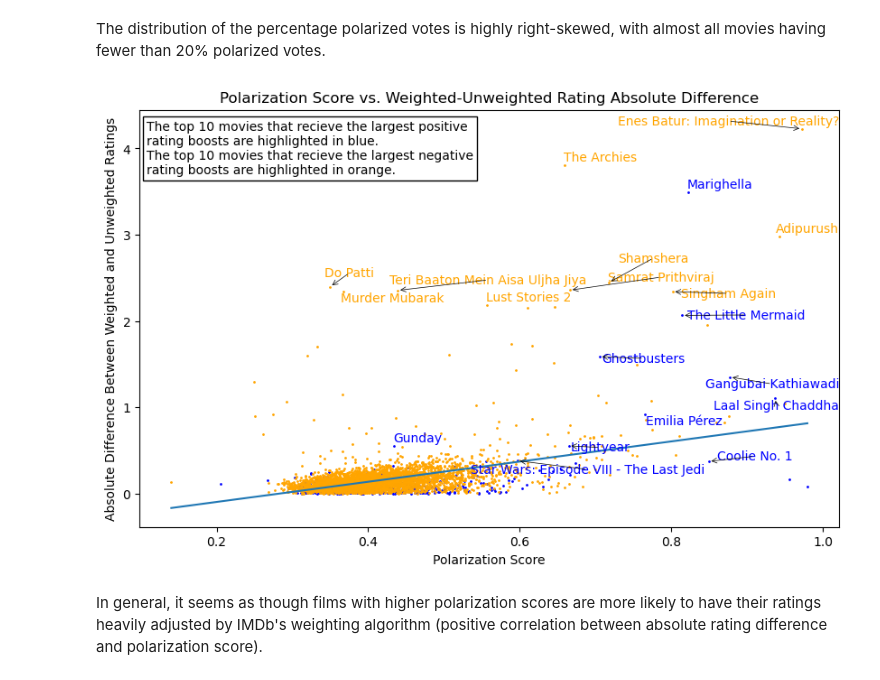
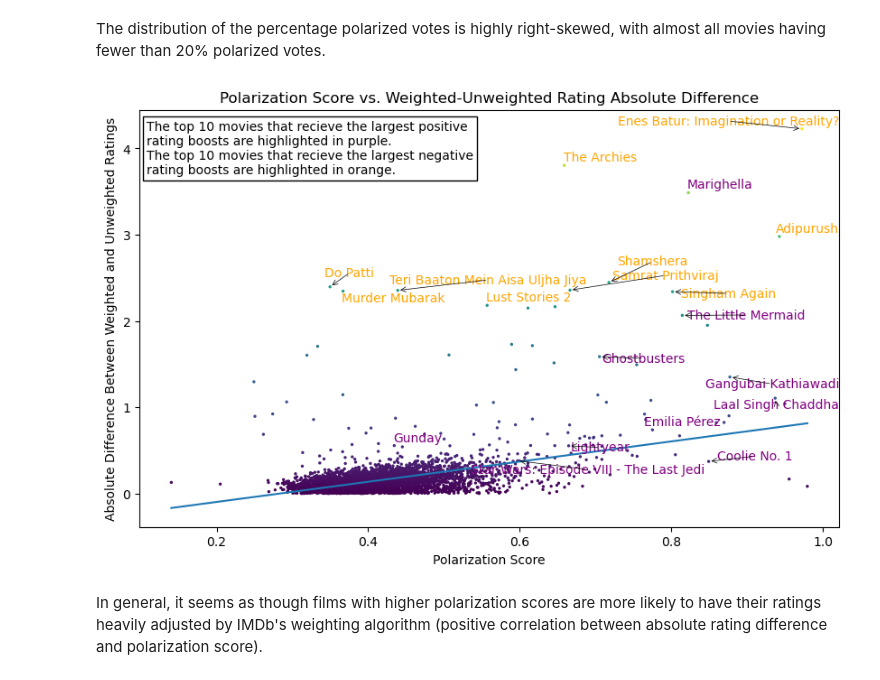
Before and after one commit to kaijchang/cmpu250-project-group-1, a Jupyter notebook: preliminary_report/preliminary_report.ipynb, the cells around one changed output. Cells and saved outputs as stored; diff of their text form; code cells hidden in the pictures.

Commit message:
color scheme

```diff
--- a/preliminary_report/preliminary_report.ipynb
+++ b/preliminary_report/preliminary_report.ipynb
@@ -211,34 +211,33 @@ The distribution of the percentage polarized votes is highly right-skewed, with
 # %%
 df_to_plot = movies.sort_values('rating_diff', ascending=True)
 
 fig, ax = plt.subplots(figsize=(10, 6))
-ax.scatter(movies[movies['rating_diff'] > 0]['polarization_score'], movies[movies['rating_diff'] > 0]['rating_diff'].abs(), s=1, color='blue')
-ax.scatter(movies[movies['rating_diff'] <= 0]['polarization_score'], movies[movies['rating_diff'] <= 0]['rating_diff'].abs(), s=1, color='orange')
+ax.scatter(movies['polarization_score'], movies['rating_diff'].abs(), s=2, c=movies['rating_diff'].abs(), cmap='viridis')
 
 texts = []
 for i, movie in enumerate(df_to_plot.tail(10).itertuples()):
-    texts.append(ax.text(movie.polarization_score, abs(movie.rating_diff), movie.title, color='blue'))
+    texts.append(ax.text(movie.polarization_score, abs(movie.rating_diff), movie.title, color='purple'))
 
 for i, movie in enumerate(df_to_plot.head(10).itertuples()):
     texts.append(ax.text(movie.polarization_score, abs(movie.rating_diff), movie.title, color='orange'))
 
 
 adjust_text(texts, autoalign='xy',
             expand_points=(1.2, 1.2),
             arrowprops=dict(arrowstyle="->", color='black', lw=0.5))
 
-text_str = 'The top 10 movies that recieve the largest positive\nrating boosts are highlighted in blue.\nThe top 10 movies that recieve the largest negative\nrating boosts are highlighted in orange.'
+text_str = 'The top 10 movies that recieve the largest positive\nrating boosts are highlighted in purple.\nThe top 10 movies that recieve the largest negative\nrating boosts are highlighted in orange.'
 props = dict(boxstyle='square', facecolor='white')
 ax.text(0.01, 0.975, text_str, transform=ax.transAxes, fontsize=10,
         verticalalignment='top', horizontalalignment='left', bbox=props)
 
 ax.plot(np.unique(movies['polarization_score']), np.poly1d(np.polyfit(movies['polarization_score'], movies['rating_diff'].abs(), 1))(np.unique(movies['polarization_score'])))
 plt.ylabel('Absolute Difference Between Weighted and Unweighted Ratings')
 plt.xlabel('Polarization Score')
 plt.title('Polarization Score vs. Weighted-Unweighted Rating Absolute Difference')
 plt.show()
 # %% [output]
-[figure, old version]
+[figure, new version]
 # %% [markdown]
 In general, it seems as though films with higher polarization scores are more likely to have their ratings heavily adjusted by IMDb's weighting algorithm (positive correlation between absolute rating difference and polarization score).
 # %%
```
